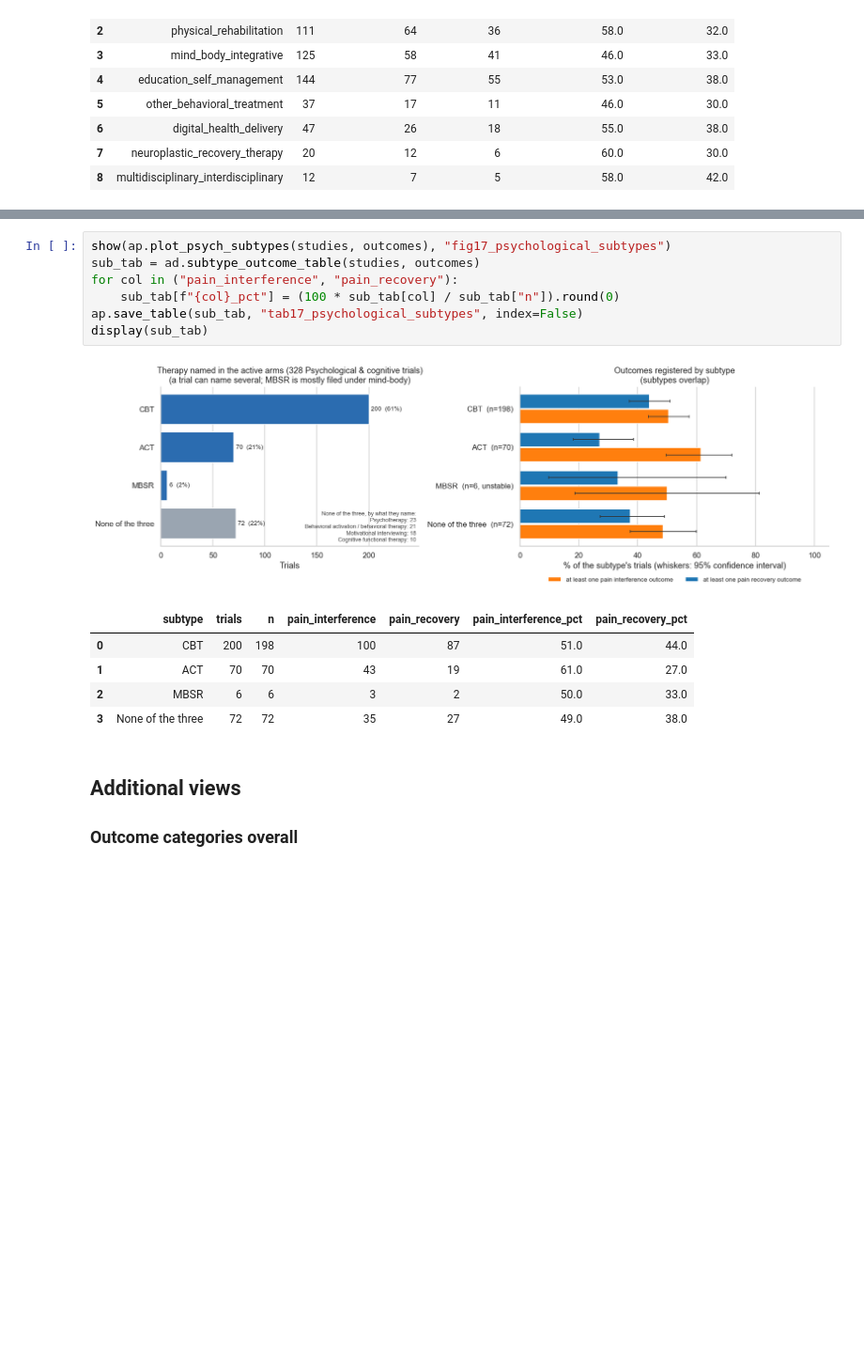
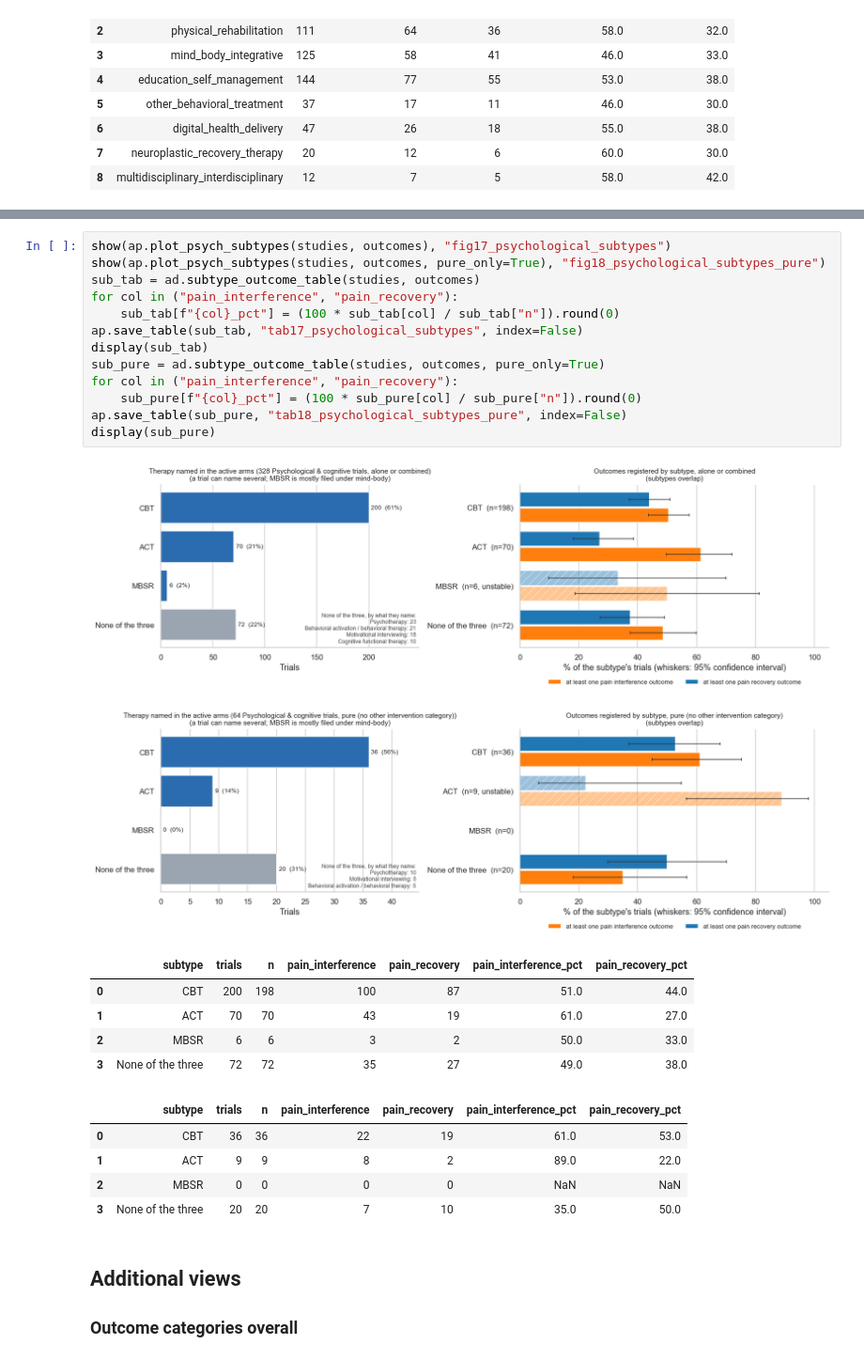
Before and after one commit to talmorya/primary-outcome-analysis, a Jupyter notebook: chronic_pain_condition_addition/analysis/outcome_analysis.ipynb, the cells around one changed output, grey strips where cells are left out. Shown at 94% size. Saved outputs shown, nothing was run; the diff lists cells and outputs as text; blank space fills up the shorter version.

Commit message:
Show small alone groups (faded) in the condition plot; add pure-trial CBT/ACT/MBSR plot and table
Co-authored-by: Cursor <cursoragent@cursor.com>

```diff
--- a/chronic_pain_condition_addition/analysis/outcome_analysis.ipynb
+++ b/chronic_pain_condition_addition/analysis/outcome_analysis.ipynb
@@ -308,17 +310,29 @@ How many of the category's trials name CBT, ACT or MBSR in an **active** arm (na
 # %%
 show(ap.plot_psych_subtypes(studies, outcomes), "fig17_psychological_subtypes")
+show(ap.plot_psych_subtypes(studies, outcomes, pure_only=True), "fig18_psychological_subtypes_pure")
 sub_tab = ad.subtype_outcome_table(studies, outcomes)
 for col in ("pain_interference", "pain_recovery"):
     sub_tab[f"{col}_pct"] = (100 * sub_tab[col] / sub_tab["n"]).round(0)
 ap.save_table(sub_tab, "tab17_psychological_subtypes", index=False)
 display(sub_tab)
+sub_pure = ad.subtype_outcome_table(studies, outcomes, pure_only=True)
+for col in ("pain_interference", "pain_recovery"):
+    sub_pure[f"{col}_pct"] = (100 * sub_pure[col] / sub_pure["n"]).round(0)
+ap.save_table(sub_pure, "tab18_psychological_subtypes_pure", index=False)
+display(sub_pure)
 # %% [output]
-[figure, old version]
+[figure, new version]
+[figure, added]
 |  | subtype | trials | n | pain_interference | pain_recovery | pain_interference_pct | pain_recovery_pct |
 | 0 | CBT | 200 | 198 | 100 | 87 | 51.0 | 44.0 |
 | 1 | ACT | 70 | 70 | 43 | 19 | 61.0 | 27.0 |
 | 2 | MBSR | 6 | 6 | 3 | 2 | 50.0 | 33.0 |
 | 3 | None of the three | 72 | 72 | 35 | 27 | 49.0 | 38.0 |
+|  | subtype | trials | n | pain_interference | pain_recovery | pain_interference_pct | pain_recovery_pct |
+| 0 | CBT | 36 | 36 | 22 | 19 | 61.0 | 53.0 |
+| 1 | ACT | 9 | 9 | 8 | 2 | 89.0 | 22.0 |
+| 2 | MBSR | 0 | 0 | 0 | 0 | NaN | NaN |
+| 3 | None of the three | 20 | 20 | 7 | 10 | 35.0 | 50.0 |
 # %% [markdown]
 ## Additional views
 
```
Also changed, not shown: parts of 3 cells of this notebook, 57 other files.
